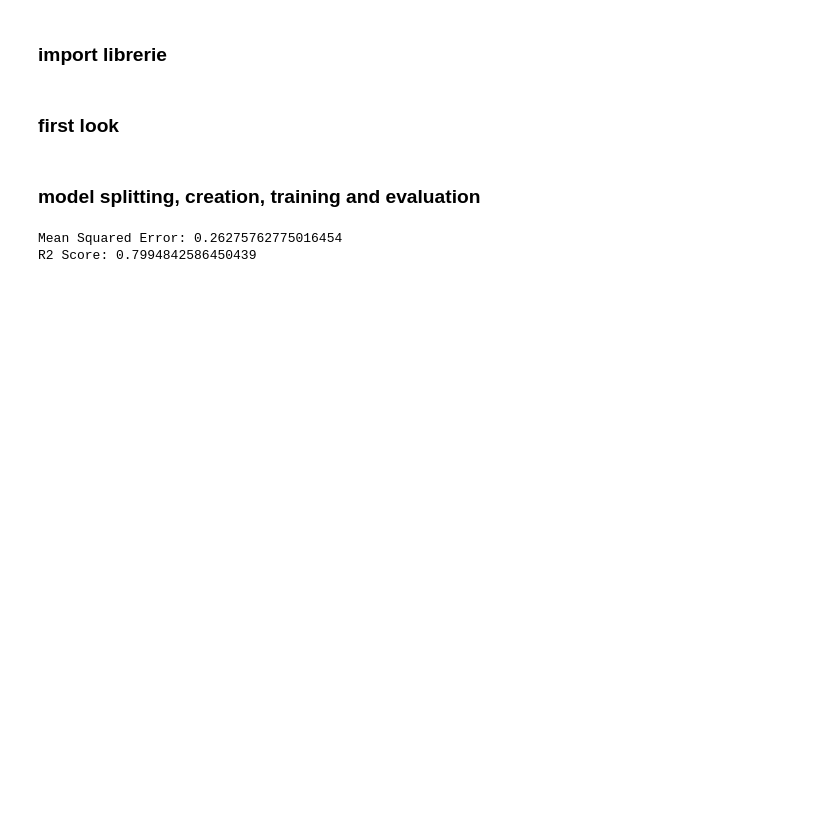
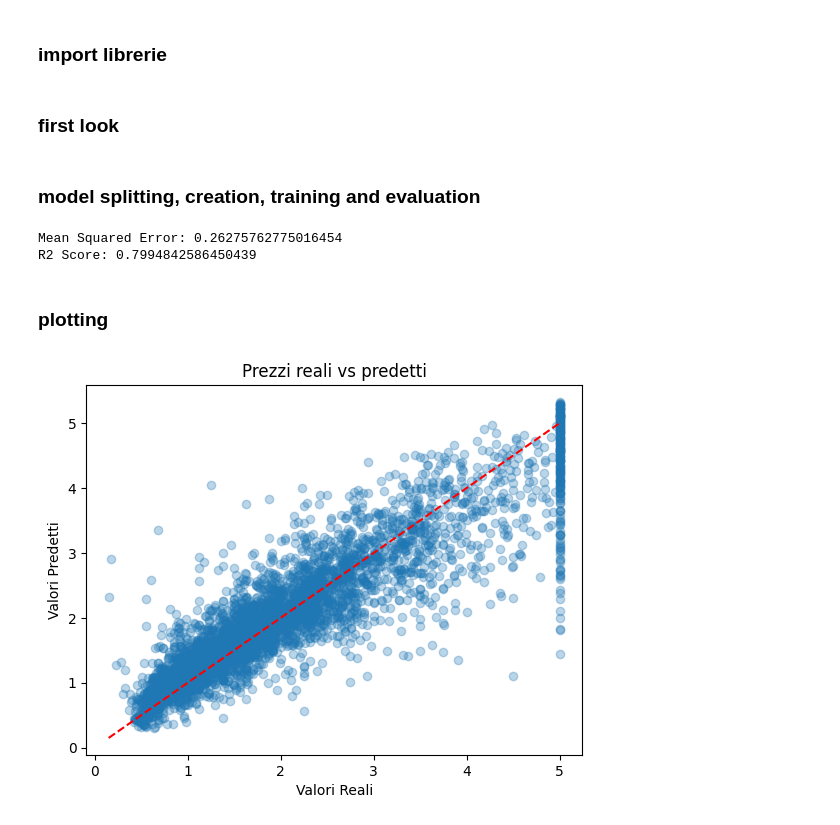
Before and after one commit to Ema-reds/ml-housing-price-predictor, a Jupyter notebook: main.ipynb, the cells around one changed output. Drawn from its saved outputs; the diff is of its cells as text; code cells hidden in the pictures; blank space fills up the shorter version.

```diff
--- a/main.ipynb
+++ b/main.ipynb
@@ -43,3 +44,14 @@ print("R2 Score:", r2)
 # %% [output]
 Mean Squared Error: 0.26275762775016454
 R2 Score: 0.7994842586450439
+# %% [markdown]
+### plotting
+# %%
+plt.scatter(y_test, predictions, alpha=0.3)
+plt.xlabel("Valori Reali")
+plt.ylabel("Valori Predetti")
+plt.title("Prezzi reali vs predetti")
+plt.plot([min(y_test), max(y_test)], [min(y_test), max(y_test)], 'r--')  # linea perfetta
+plt.show()
+# %% [output]
+[figure, added]
```
Also changed, not shown: parts of 1 cell of this notebook.
